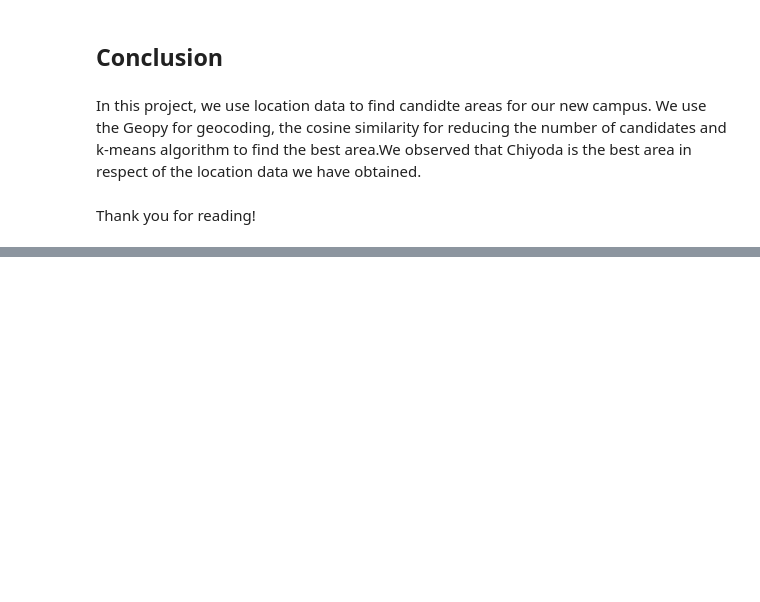
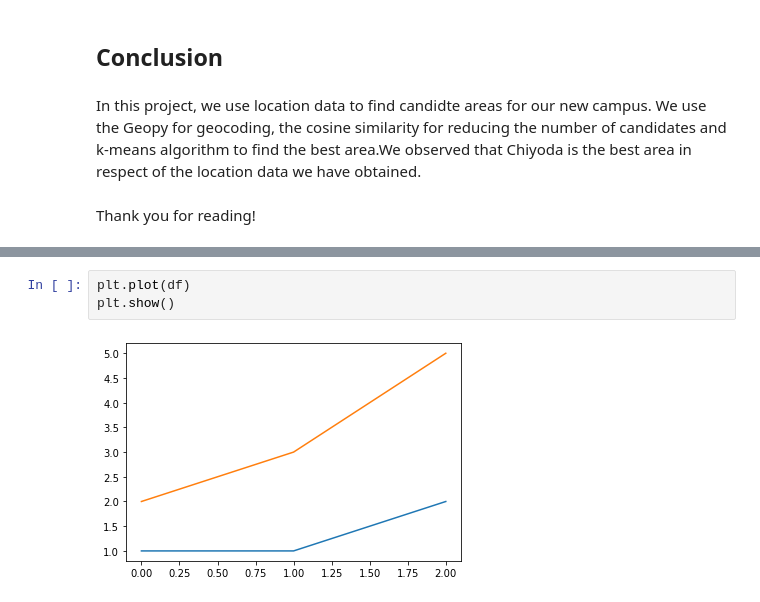
Before and after one commit to HIKARU8150/Coursera_Capstone, a Jupyter notebook: Project/find_new_campus.ipynb, the cells around one changed output, grey strips where cells are left out. Saved outputs shown, nothing was run; the diff lists cells and outputs as text; blank space fills up the shorter version.

```diff
--- a/Project/find_new_campus.ipynb
+++ b/Project/find_new_campus.ipynb
@@ -246,0 +262,5 @@ Thank you for reading!
+# %%
+plt.plot(df)
+plt.show()
+# %% [output]
+[figure, added]
```
Also changed, not shown: parts of 3 cells of this notebook, 1 other file.
